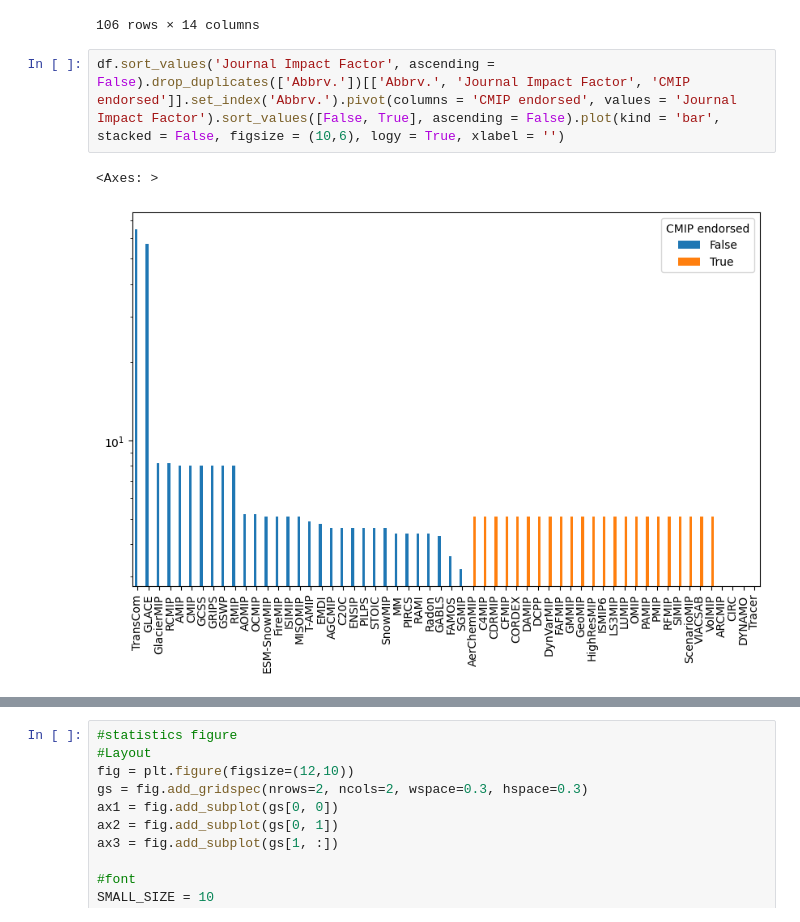
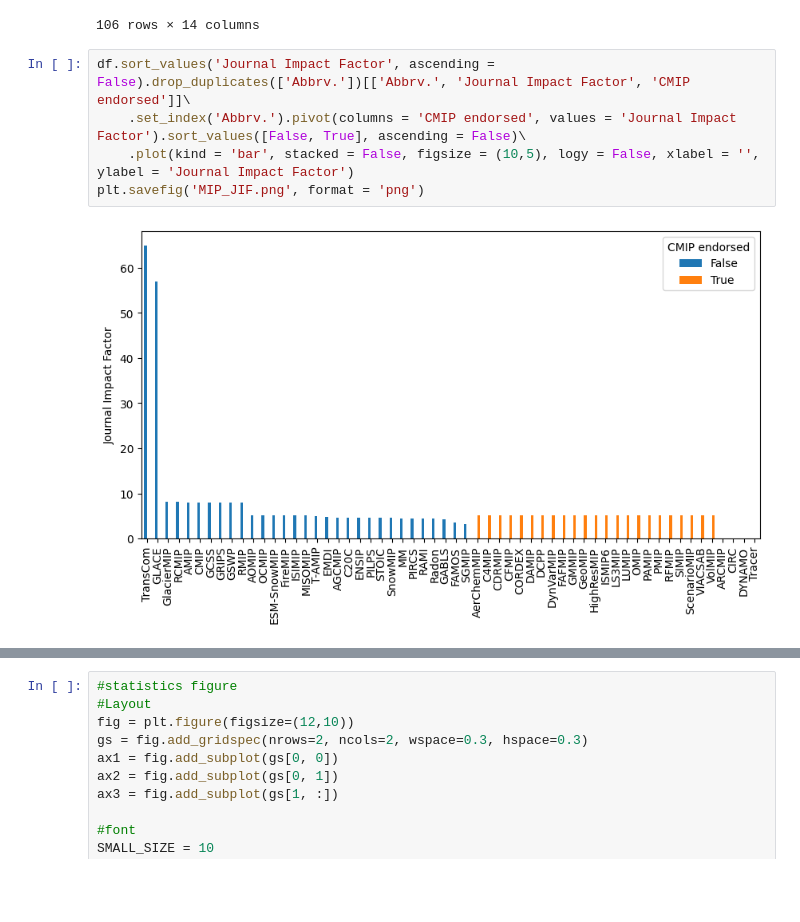
Before and after one commit to MarianneIB/Model-Intercomparison, a Jupyter notebook: MIP_data_analysis.ipynb, the cells around one changed output, grey strips where cells are left out. Cells and saved outputs as stored; diff of their text form; blank space fills up the shorter version.

```diff
--- a/MIP_data_analysis.ipynb
+++ b/MIP_data_analysis.ipynb
@@ -22,10 +22,12 @@ df
 | 105 | Tracer | WCRP Scavenging Tracer Intercompa... | Aerosols | 1 | Phil Rasch | scavenging and deposition process... | Rasch, P. J. et al.: A comparison... | ... |
 106 rows × 14 columns
 # %%
-df.sort_values('Journal Impact Factor', ascending = False).drop_duplicates(['Abbrv.'])[['Abbrv.', 'Journal Impact Factor', 'CMIP endorsed']].set_index('Abbrv.').pivot(columns = 'CMIP endorsed', values = 'Journal Impact Factor').sort_values([False, True], ascending = False).plot(kind = 'bar', stacked = False, figsize = (10,6), logy = True, xlabel = '')
+df.sort_values('Journal Impact Factor', ascending = False).drop_duplicates(['Abbrv.'])[['Abbrv.', 'Journal Impact Factor', 'CMIP endorsed']]\
+    .set_index('Abbrv.').pivot(columns = 'CMIP endorsed', values = 'Journal Impact Factor').sort_values([False, True], ascending = False)\
+    .plot(kind = 'bar', stacked = False, figsize = (10,5), logy = False, xlabel = '', ylabel = 'Journal Impact Factor')
+plt.savefig('MIP_JIF.png', format = 'png')
 # %% [output]
-<Axes: >
-[figure, old version]
+[figure, new version]
 # %%
 fig = plt.figure(figsize=(12,10))
 gs = fig.add_gridspec(nrows=1, ncols=2, hspace=0.3)
```
Also changed, not shown: parts of 2 cells of this notebook.
